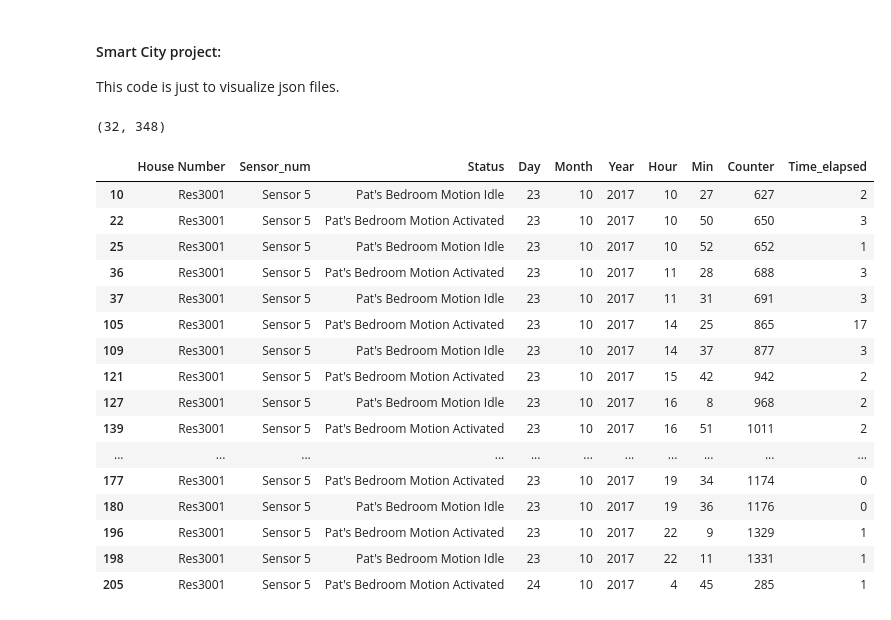
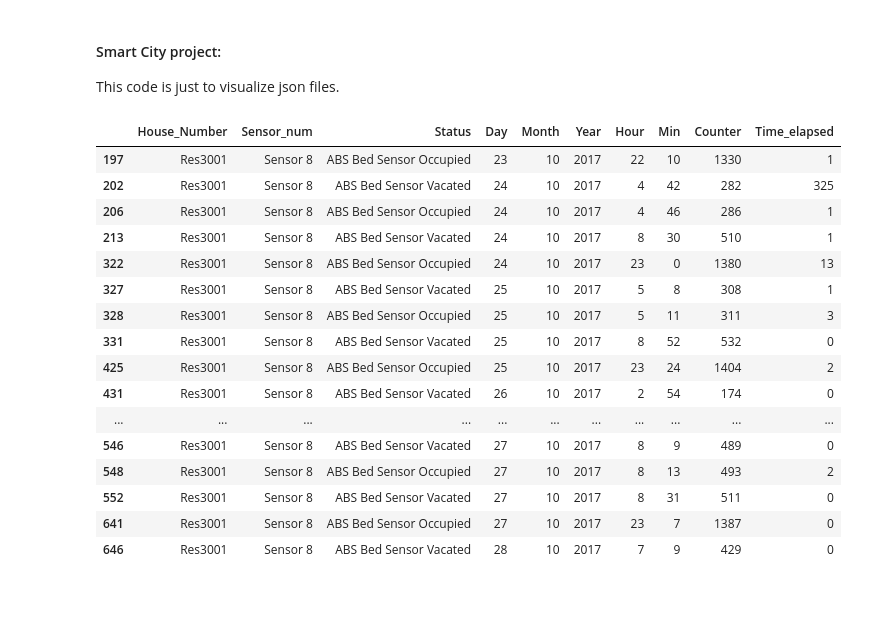
Before and after one commit to aorbani/SmartCity_DS, a Jupyter notebook: smart.ipynb, the cells around one changed output. Drawn from its saved outputs; the diff is of its cells as text; code cells hidden in the pictures.

Commit message:
Added bed sensor visualization

```diff
--- a/smart.ipynb
+++ b/smart.ipynb
@@ -18,49 +18,47 @@ from IPython.display import display
 # %%
 df = pd.read_json('uwo_sample_tls.json')  #Reading a json file into panda df.
 
-df.shape
+#df.head()
-# %% [output]
-(32, 348)
 # %%
 #SensorLog3001-12m.txt
 
 #df = pd.read_csv('SensorLog3001-12m.txt', sep=",", header=None)  #Reading a json file into panda df.
 data = np.loadtxt("SensorLog3001-12m.txt",dtype='str',delimiter=',')
 #dataset=pd.read_csv("SensorLog3001-12m.txt", header=None, engine='python', sep=',', names=None,
 #                index_col=None, usecols=None, squeeze=False)
 
 #dataset.head()
 
 #print(np.shape(data))
 
-dataset = pd.DataFrame({'House Number': data[:, 0], 'Sensor_num': data[:, 1], 'Status': data[:, 2], 'Day': data[:, 3], 'Month': data[:, 4], 'Year': data[:, 5], 'Hour': data[:, 6], 'Min': data[:, 7], 'Counter': data[:, 8], 'Time_elapsed': data[:, 9]}
-                      , columns=['House Number', 'Sensor_num', 'Status','Day','Month', 'Year', 'Hour', 'Min', 'Counter','Time_elapsed' ])
+dataset = pd.DataFrame({'House_Number': data[:, 0], 'Sensor_num': data[:, 1], 'Status': data[:, 2], 'Day': data[:, 3], 'Month': data[:, 4], 'Year': data[:, 5], 'Hour': data[:, 6], 'Min': data[:, 7], 'Counter': data[:, 8], 'Time_elapsed': data[:, 9]}
+                      , columns=['House_Number', 'Sensor_num', 'Status','Day','Month', 'Year', 'Hour', 'Min', 'Counter','Time_elapsed' ])
 
 dataset.head(40)
 
 #bed = dataset[Sensor_num='Sensor 5']
 
-bed = dataset[dataset['Sensor_num']=='Sensor 5']
+bed = dataset[dataset['Sensor_num']=='Sensor 8']
 
 bed.head(20)
 # %% [output]
-|  | House Number | Sensor_num | Status | Day | Month | Year | Hour | Min | Counter | Time_elapsed |
-| 10 | Res3001 | Sensor 5 | Pat's Bedroom Motion Idle | 23 | 10 | 2017 | 10 | 27 | 627 | 2 |
-| 22 | Res3001 | Sensor 5 | Pat's Bedroom Motion Activated | 23 | 10 | 2017 | 10 | 50 | 650 | 3 |
-| 25 | Res3001 | Sensor 5 | Pat's Bedroom Motion Idle | 23 | 10 | 2017 | 10 | 52 | 652 | 1 |
-| 36 | Res3001 | Sensor 5 | Pat's Bedroom Motion Activated | 23 | 10 | 2017 | 11 | 28 | 688 | 3 |
-| 37 | Res3001 | Sensor 5 | Pat's Bedroom Motion Idle | 23 | 10 | 2017 | 11 | 31 | 691 | 3 |
-| 105 | Res3001 | Sensor 5 | Pat's Bedroom Motion Activated | 23 | 10 | 2017 | 14 | 25 | 865 | 17 |
-| 109 | Res3001 | Sensor 5 | Pat's Bedroom Motion Idle | 23 | 10 | 2017 | 14 | 37 | 877 | 3 |
-| 121 | Res3001 | Sensor 5 | Pat's Bedroom Motion Activated | 23 | 10 | 2017 | 15 | 42 | 942 | 2 |
-| 127 | Res3001 | Sensor 5 | Pat's Bedroom Motion Idle | 23 | 10 | 2017 | 16 | 8 | 968 | 2 |
-| 139 | Res3001 | Sensor 5 | Pat's Bedroom Motion Activated | 23 | 10 | 2017 | 16 | 51 | 1011 | 2 |
+|  | House_Number | Sensor_num | Status | Day | Month | Year | Hour | Min | Counter | Time_elapsed |
+| 197 | Res3001 | Sensor 8 | ABS Bed Sensor Occupied | 23 | 10 | 2017 | 22 | 10 | 1330 | 1 |
+| 202 | Res3001 | Sensor 8 | ABS Bed Sensor Vacated | 24 | 10 | 2017 | 4 | 42 | 282 | 325 |
+| 206 | Res3001 | Sensor 8 | ABS Bed Sensor Occupied | 24 | 10 | 2017 | 4 | 46 | 286 | 1 |
+| 213 | Res3001 | Sensor 8 | ABS Bed Sensor Vacated | 24 | 10 | 2017 | 8 | 30 | 510 | 1 |
+| 322 | Res3001 | Sensor 8 | ABS Bed Sensor Occupied | 24 | 10 | 2017 | 23 | 0 | 1380 | 13 |
+| 327 | Res3001 | Sensor 8 | ABS Bed Sensor Vacated | 25 | 10 | 2017 | 5 | 8 | 308 | 1 |
+| 328 | Res3001 | Sensor 8 | ABS Bed Sensor Occupied | 25 | 10 | 2017 | 5 | 11 | 311 | 3 |
+| 331 | Res3001 | Sensor 8 | ABS Bed Sensor Vacated | 25 | 10 | 2017 | 8 | 52 | 532 | 0 |
+| 425 | Res3001 | Sensor 8 | ABS Bed Sensor Occupied | 25 | 10 | 2017 | 23 | 24 | 1404 | 2 |
+| 431 | Res3001 | Sensor 8 | ABS Bed Sensor Vacated | 26 | 10 | 2017 | 2 | 54 | 174 | 0 |
 | ... | ... | ... | ... | ... | ... | ... | ... | ... | ... | ... |
-| 177 | Res3001 | Sensor 5 | Pat's Bedroom Motion Activated | 23 | 10 | 2017 | 19 | 34 | 1174 | 0 |
-| 180 | Res3001 | Sensor 5 | Pat's Bedroom Motion Idle | 23 | 10 | 2017 | 19 | 36 | 1176 | 0 |
-| 196 | Res3001 | Sensor 5 | Pat's Bedroom Motion Activated | 23 | 10 | 2017 | 22 | 9 | 1329 | 1 |
-| 198 | Res3001 | Sensor 5 | Pat's Bedroom Motion Idle | 23 | 10 | 2017 | 22 | 11 | 1331 | 1 |
-| 205 | Res3001 | Sensor 5 | Pat's Bedroom Motion Activated | 24 | 10 | 2017 | 4 | 45 | 285 | 1 |
+| 546 | Res3001 | Sensor 8 | ABS Bed Sensor Vacated | 27 | 10 | 2017 | 8 | 9 | 489 | 0 |
+| 548 | Res3001 | Sensor 8 | ABS Bed Sensor Occupied | 27 | 10 | 2017 | 8 | 13 | 493 | 2 |
+| 552 | Res3001 | Sensor 8 | ABS Bed Sensor Vacated | 27 | 10 | 2017 | 8 | 31 | 511 | 0 |
+| 641 | Res3001 | Sensor 8 | ABS Bed Sensor Occupied | 27 | 10 | 2017 | 23 | 7 | 1387 | 0 |
+| 646 | Res3001 | Sensor 8 | ABS Bed Sensor Vacated | 28 | 10 | 2017 | 7 | 9 | 429 | 0 |
 # %%
 #bed.head()
 
```
Also changed, not shown: parts of 5 cells of this notebook.
